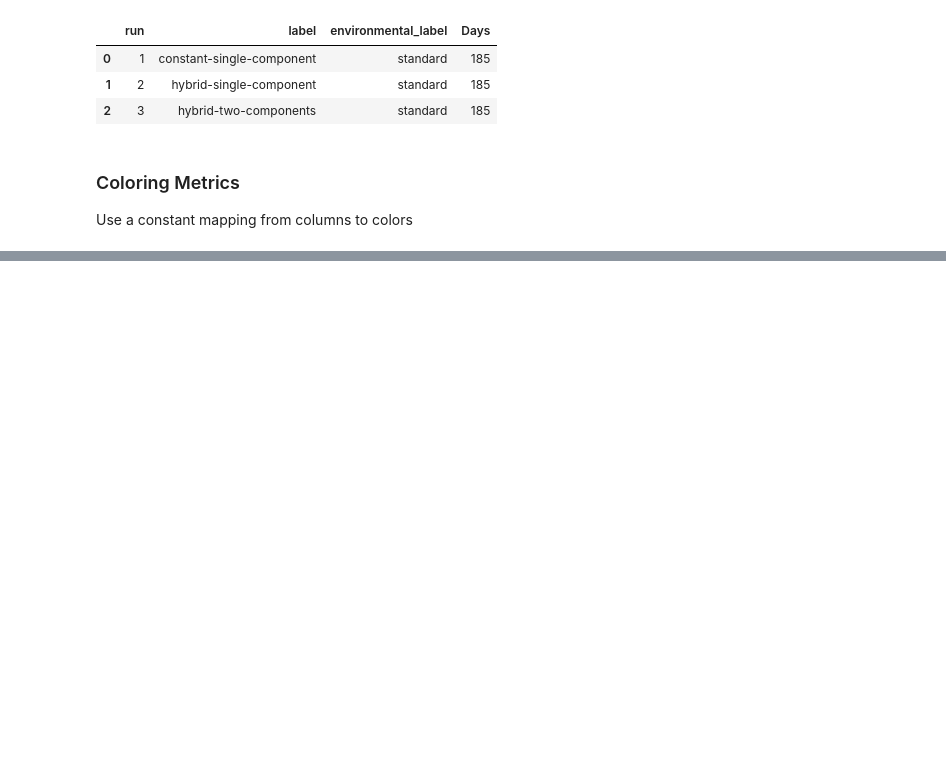
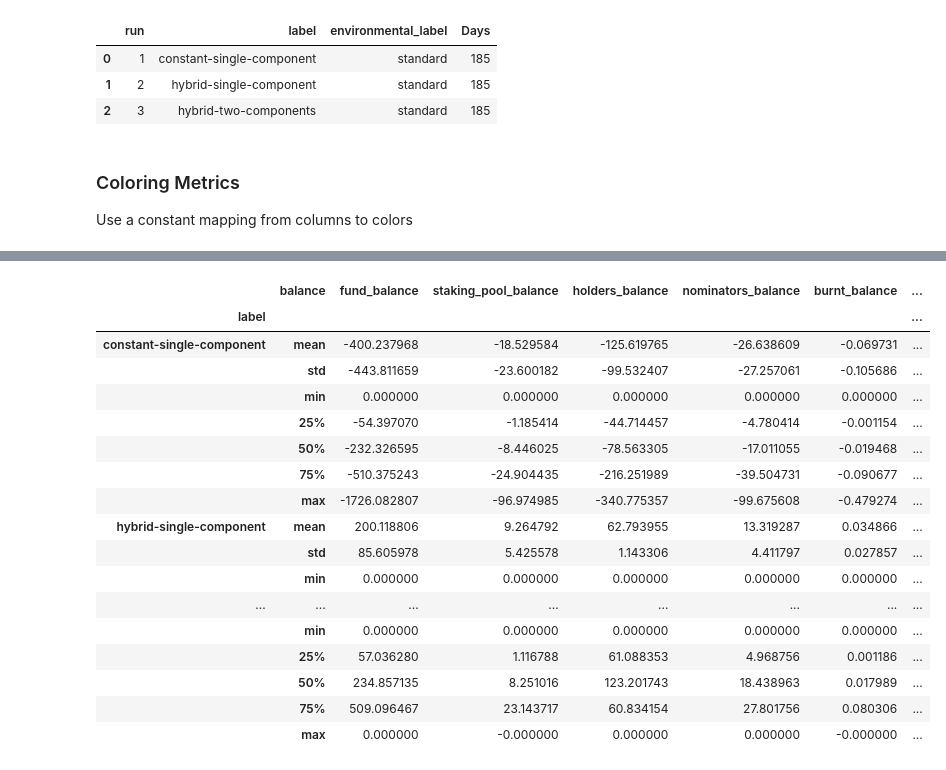
Before and after one commit to BlockScience/subspace, a Jupyter notebook: notebooks/10-reference_subsidy_sweep.ipynb, the cells around one changed output, grey strips where cells are left out. Drawn from its saved outputs; the diff is of its cells as text; code cells hidden in the pictures; blank space fills up the shorter version.

```diff
--- a/notebooks/10-reference_subsidy_sweep.ipynb
+++ b/notebooks/10-reference_subsidy_sweep.ipynb
@@ -178,0 +183,54 @@ Next, slice individual columns.
+# %%
+describe_difference_df = pd.DataFrame(describe_labels_df.values - pd.concat([describe_df for i in range(sim_df['label'].nunique())]).values, columns=describe_labels_df.columns, index=describe_labels_df.index)
+df = describe_difference_df
+
+def log_scale(val, max_abs_log):
+    """ Apply logarithmic scaling to a value. """
+    if val == 0:
+        return 0
+    else:
+        return np.sign(val) * np.log(abs(val) + 1) / max_abs_log
+
+def color_scale(val):
+    max_abs_val = df.abs().max().max()
+    max_abs_log = np.log(max_abs_val + 1)
+
+    scaled_val = log_scale(val, max_abs_log)
+
+    if scaled_val < 0:
+        intensity = int(255 * (1 + scaled_val))  # More negative, more red
+        return f'background-color: rgb(255, {intensity}, {intensity})'
+    elif scaled_val > 0:
+        intensity = int(255 * (1 - scaled_val))  # More positive, more green
+        return f'background-color: rgb({intensity}, 255, {intensity})'
+    else:
+        return 'background-color: rgb(255, 255, 255)'
+
+header_styles = [{
+    'selector': f'th.col_heading.level0.col{i}',
+    'props': [('background-color', column_colors.get(col))]
+} for i, col in enumerate(df.columns)]
+
+df.columns.name = 'balance'
+
+describe_difference_df_styled = df.style.map(color_scale).set_table_styles(header_styles)
+describe_difference_df_styled
+# %% [output]
+|  | balance | fund_balance | staking_pool_balance | holders_balance | nominators_balance | burnt_balance | ... |
+| label |  |  |  |  |  |  | ... |
+| constant-single-component | mean | -400.237968 | -18.529584 | -125.619765 | -26.638609 | -0.069731 | ... |
+|  | std | -443.811659 | -23.600182 | -99.532407 | -27.257061 | -0.105686 | ... |
+|  | min | 0.000000 | 0.000000 | 0.000000 | 0.000000 | 0.000000 | ... |
+|  | 25% | -54.397070 | -1.185414 | -44.714457 | -4.780414 | -0.001154 | ... |
+|  | 50% | -232.326595 | -8.446025 | -78.563305 | -17.011055 | -0.019468 | ... |
+|  | 75% | -510.375243 | -24.904435 | -216.251989 | -39.504731 | -0.090677 | ... |
+|  | max | -1726.082807 | -96.974985 | -340.775357 | -99.675608 | -0.479274 | ... |
+| hybrid-single-component | mean | 200.118806 | 9.264792 | 62.793955 | 13.319287 | 0.034866 | ... |
+|  | std | 85.605978 | 5.425578 | 1.143306 | 4.411797 | 0.027857 | ... |
+|  | min | 0.000000 | 0.000000 | 0.000000 | 0.000000 | 0.000000 | ... |
+| ... | ... | ... | ... | ... | ... | ... | ... |
+|  | min | 0.000000 | 0.000000 | 0.000000 | 0.000000 | 0.000000 | ... |
+|  | 25% | 57.036280 | 1.116788 | 61.088353 | 4.968756 | 0.001186 | ... |
+|  | 50% | 234.857135 | 8.251016 | 123.201743 | 18.438963 | 0.017989 | ... |
+|  | 75% | 509.096467 | 23.143717 | 60.834154 | 27.801756 | 0.080306 | ... |
+|  | max | 0.000000 | -0.000000 | 0.000000 | 0.000000 | -0.000000 | ... |
```
Also changed, not shown: parts of 11 cells of this notebook.
